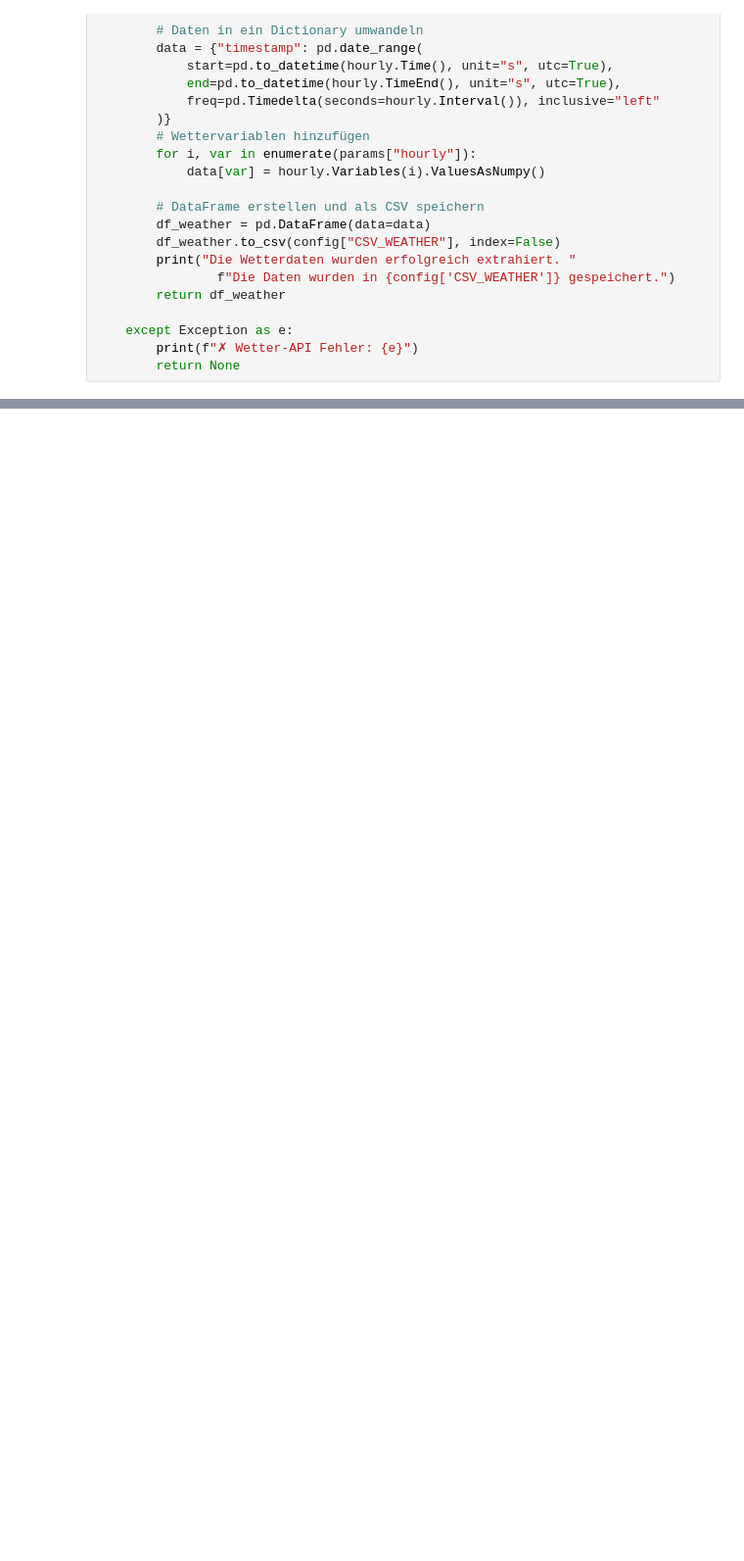
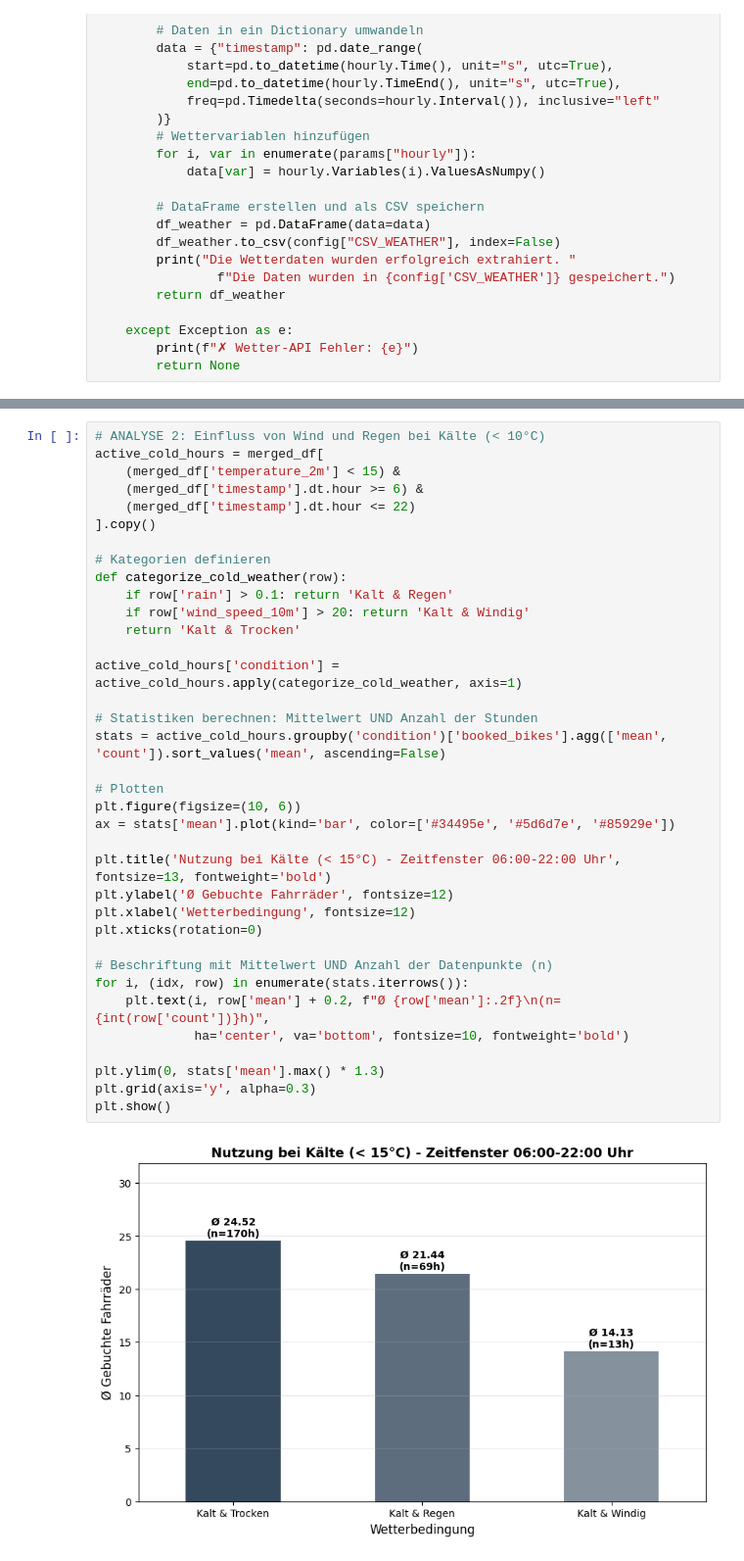
Before and after one commit to MatthiasHofhansl/Nextbike-Daten-vs.-Wetterdaten, a Jupyter notebook: code_new.ipynb, the cells around one changed output, grey strips where cells are left out. Shown at 98% size. Cells and saved outputs as stored; diff of their text form; blank space fills up the shorter version.

```diff
--- a/code_new.ipynb
+++ b/code_new.ipynb
@@ -156,0 +189,38 @@ Setup abgeschlossen. 'merged_df' steht für Analysen bereit.
+# %%
+# ANALYSE 2: Einfluss von Wind und Regen bei Kälte (< 10°C)
+active_cold_hours = merged_df[
+    (merged_df['temperature_2m'] < 15) &
+    (merged_df['timestamp'].dt.hour >= 6) &
+    (merged_df['timestamp'].dt.hour <= 22)
+].copy()
+
+# Kategorien definieren
+def categorize_cold_weather(row):
+    if row['rain'] > 0.1: return 'Kalt & Regen'
+    if row['wind_speed_10m'] > 20: return 'Kalt & Windig'
+    return 'Kalt & Trocken'
+
+active_cold_hours['condition'] = active_cold_hours.apply(categorize_cold_weather, axis=1)
+
+# Statistiken berechnen: Mittelwert UND Anzahl der Stunden
+stats = active_cold_hours.groupby('condition')['booked_bikes'].agg(['mean', 'count']).sort_values('mean', ascending=False)
+
+# Plotten
+plt.figure(figsize=(10, 6))
+ax = stats['mean'].plot(kind='bar', color=['#34495e', '#5d6d7e', '#85929e'])
+
+plt.title('Nutzung bei Kälte (< 15°C) - Zeitfenster 06:00-22:00 Uhr', fontsize=13, fontweight='bold')
+plt.ylabel('Ø Gebuchte Fahrräder', fontsize=12)
+plt.xlabel('Wetterbedingung', fontsize=12)
+plt.xticks(rotation=0)
+
+# Beschriftung mit Mittelwert UND Anzahl der Datenpunkte (n)
+for i, (idx, row) in enumerate(stats.iterrows()):
+    plt.text(i, row['mean'] + 0.2, f"Ø {row['mean']:.2f}\n(n={int(row['count'])}h)",
+             ha='center', va='bottom', fontsize=10, fontweight='bold')
+
+plt.ylim(0, stats['mean'].max() * 1.3)
+plt.grid(axis='y', alpha=0.3)
+plt.show()
+# %% [output]
+[figure, added]
```
Also changed, not shown: parts of 3 cells of this notebook.
